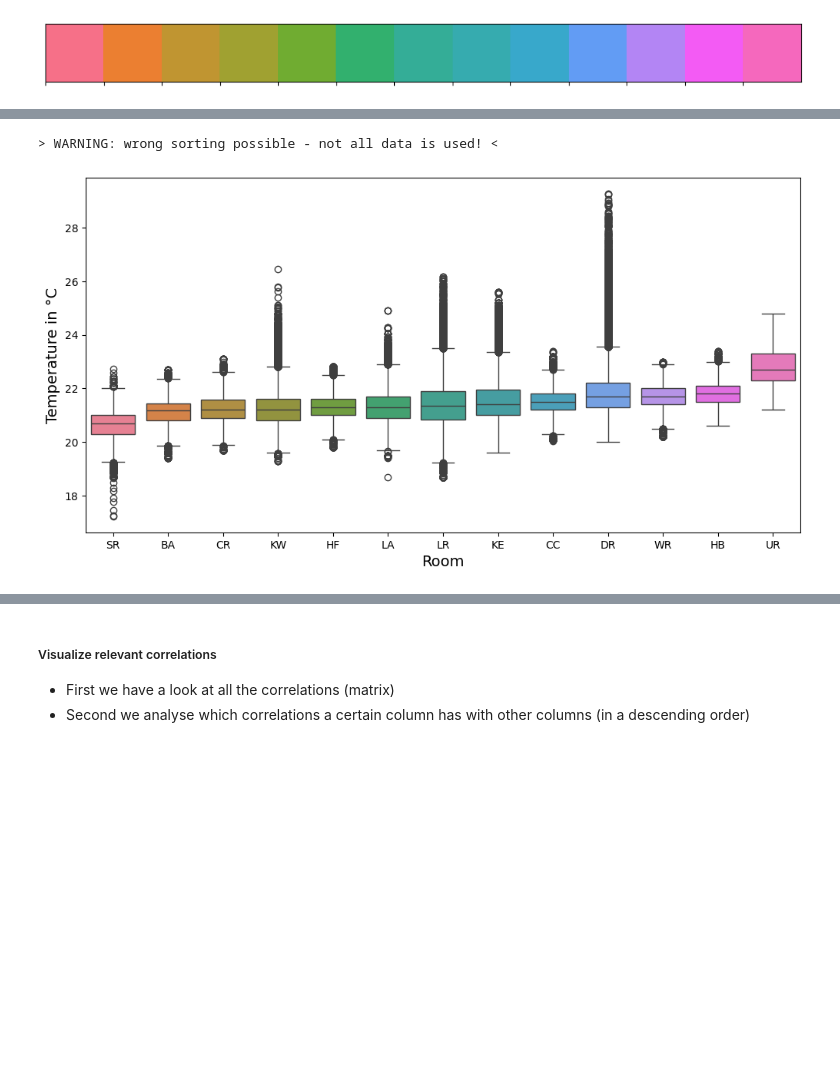
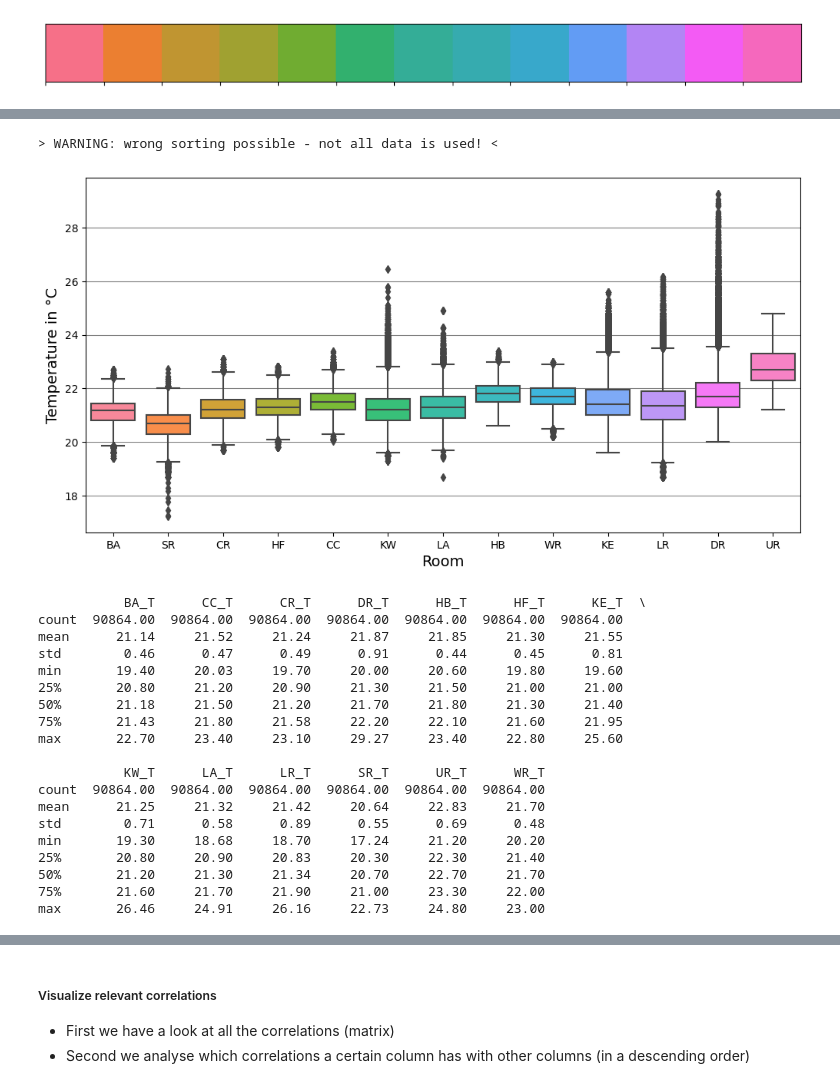
Before and after one commit to anemac1/BA_code, a Jupyter notebook: 31_analyse_basic.ipynb, the cells around one changed output, grey strips where cells are left out. Drawn from its saved outputs; the diff is of its cells as text; code cells hidden in the pictures; blank space fills up the shorter version.

```diff
--- a/31_analyse_basic.ipynb
+++ b/31_analyse_basic.ipynb
@@ -114,5 +116,5 @@ plt.rcParams['figure.figsize'] = [12, 6]
 # %%
-# list of dtypes to include
+# List of dtypes to include
 include = ['float'] #['object', 'float', 'int']
 
 df_float = df.select_dtypes(include=include)
@@ -120,26 +122,53 @@ df_float = df_float.filter(regex='T')
 df_float = df_float.loc[:,~df_float.columns.str.startswith('O')]
 #df_float = df_float.drop({'OG_T', 'OA_TL', 'OA_ZEITX'}, axis=1)
 
-# sort the list of room temperatures via median of all data
+# Sort the list of room temperatures via median of all data
 if len(df_float.index) < 359580:
     index_sort = df_float.median().sort_values().index
     print(f'> WARNING: wrong sorting possible - not all data is used! <')
     df_sorted = df_float[index_sort]
 else:
     index_sort_all = df_float.median().sort_values().index
-    df_sorted = df_float[index_sort_all]
-
-# prepare names of columns for visualization
-df_sorted.columns = df_sorted.columns.str.replace(r'_T', '')
-
-#ax = sns.boxplot(x='attribute', y='temp', data=pd.melt(all_data))
-ax = sns.boxplot(x='variable', y='value', hue='variable', data=pd.melt(df_sorted)) #(x=all_data.index, y=all_data.columns, data=all_data)
-#ax = sns.boxplot(y='VE_Temp', data=all_data)
-ax.set_xlabel('Room', fontsize=14)
-ax.set_ylabel('Temperature in °C', fontsize=14)
-plt.show()
 # %% [output]
 > WARNING: wrong sorting possible - not all data is used! <
-[figure, removed]
+# %%
+df_sorted = df_float[index_sort_all]
+
+# prepare names of columns for visualization
+df_sorted.columns = df_sorted.columns.str.replace(r'_T', '')
+
+#ax = sns.boxplot(x='attribute', y='temp', data=pd.melt(all_data))
+ax = sns.boxplot(x='variable', y='value', hue='variable', data=pd.melt(df_sorted), dodge=False, saturation=1) #(x=all_data.index, y=all_data.columns, data=all_data)
+#ax = sns.boxplot(y='VE_Temp', data=all_data)
+ax.get_legend().set_visible(False)
+ax.yaxis.grid(True, color ="grey")
+ax.yaxis.set_ticks(np.arange(18, 29, 2))
+ax.set_axisbelow(True)
+ax.set_xlabel('Room', fontsize=14)
+ax.set_ylabel('Temperature in °C', fontsize=14)
+plt.show()
+
+print(df_float.describe().map(lambda x: f"{x:0.2f}"))
+# %% [output]
+[figure, added]
+           BA_T      CC_T      CR_T      DR_T      HB_T      HF_T      KE_T  \
+count  90864.00  90864.00  90864.00  90864.00  90864.00  90864.00  90864.00
+mean      21.14     21.52     21.24     21.87     21.85     21.30     21.55
+std        0.46      0.47      0.49      0.91      0.44      0.45      0.81
+min       19.40     20.03     19.70     20.00     20.60     19.80     19.60
+25%       20.80     21.20     20.90     21.30     21.50     21.00     21.00
+50%       21.18     21.50     21.20     21.70     21.80     21.30     21.40
+75%       21.43     21.80     21.58     22.20     22.10     21.60     21.95
+max       22.70     23.40     23.10     29.27     23.40     22.80     25.60
+
+           KW_T      LA_T      LR_T      SR_T      UR_T      WR_T
+count  90864.00  90864.00  90864.00  90864.00  90864.00  90864.00
+mean      21.25     21.32     21.42     20.64     22.83     21.70
+std        0.71      0.58      0.89      0.55      0.69      0.48
+min       19.30     18.68     18.70     17.24     21.20     20.20
+25%       20.80     20.90     20.83     20.30     22.30     21.40
+50%       21.20     21.30     21.34     20.70     22.70     21.70
+75%       21.60     21.70     21.90     21.00     23.30     22.00
+max       26.46     24.91     26.16     22.73     24.80     23.00
 # %% [markdown]
 ##### Specific room per year
```
Also changed, not shown: parts of 12 cells of this notebook, 1 other file.
